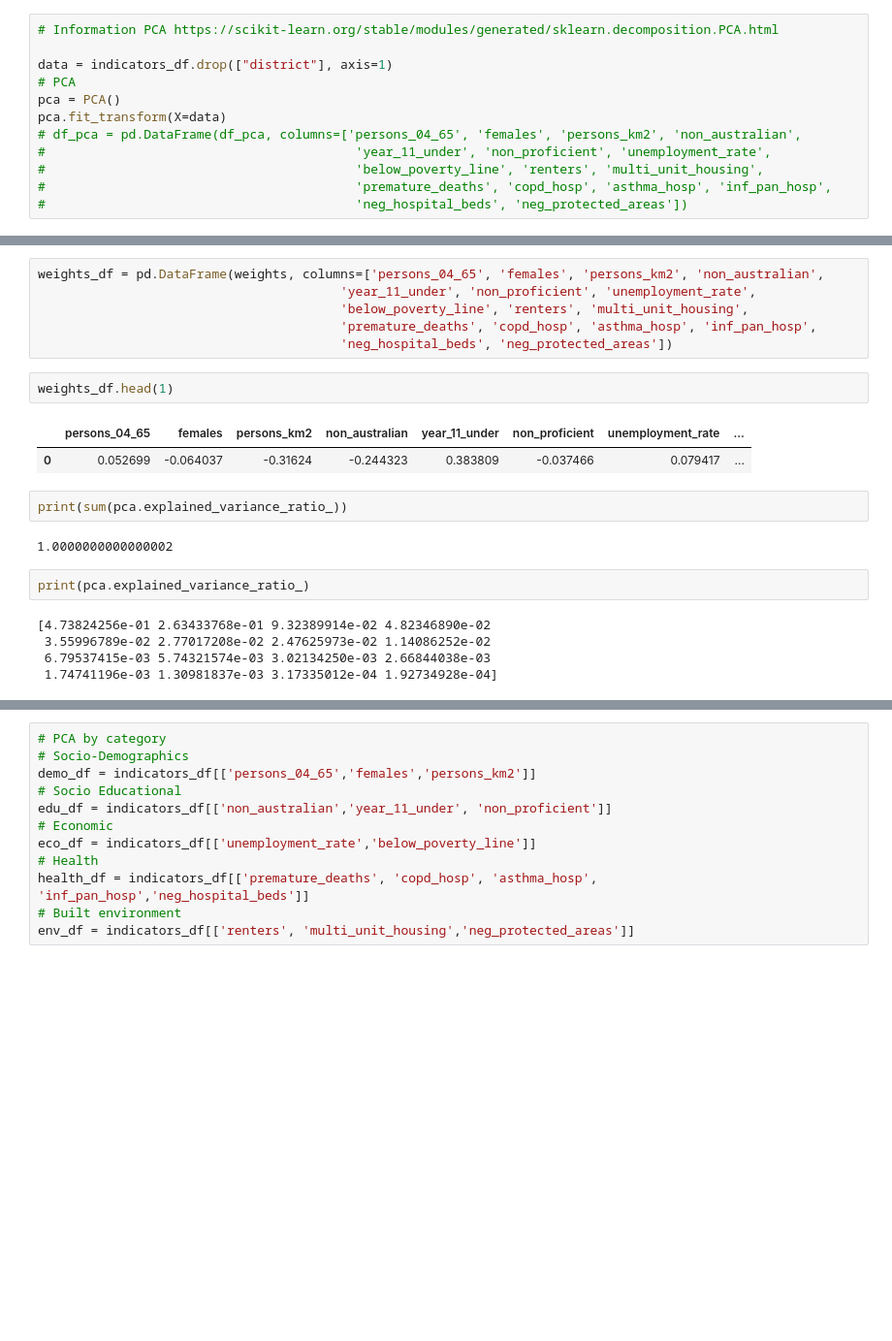
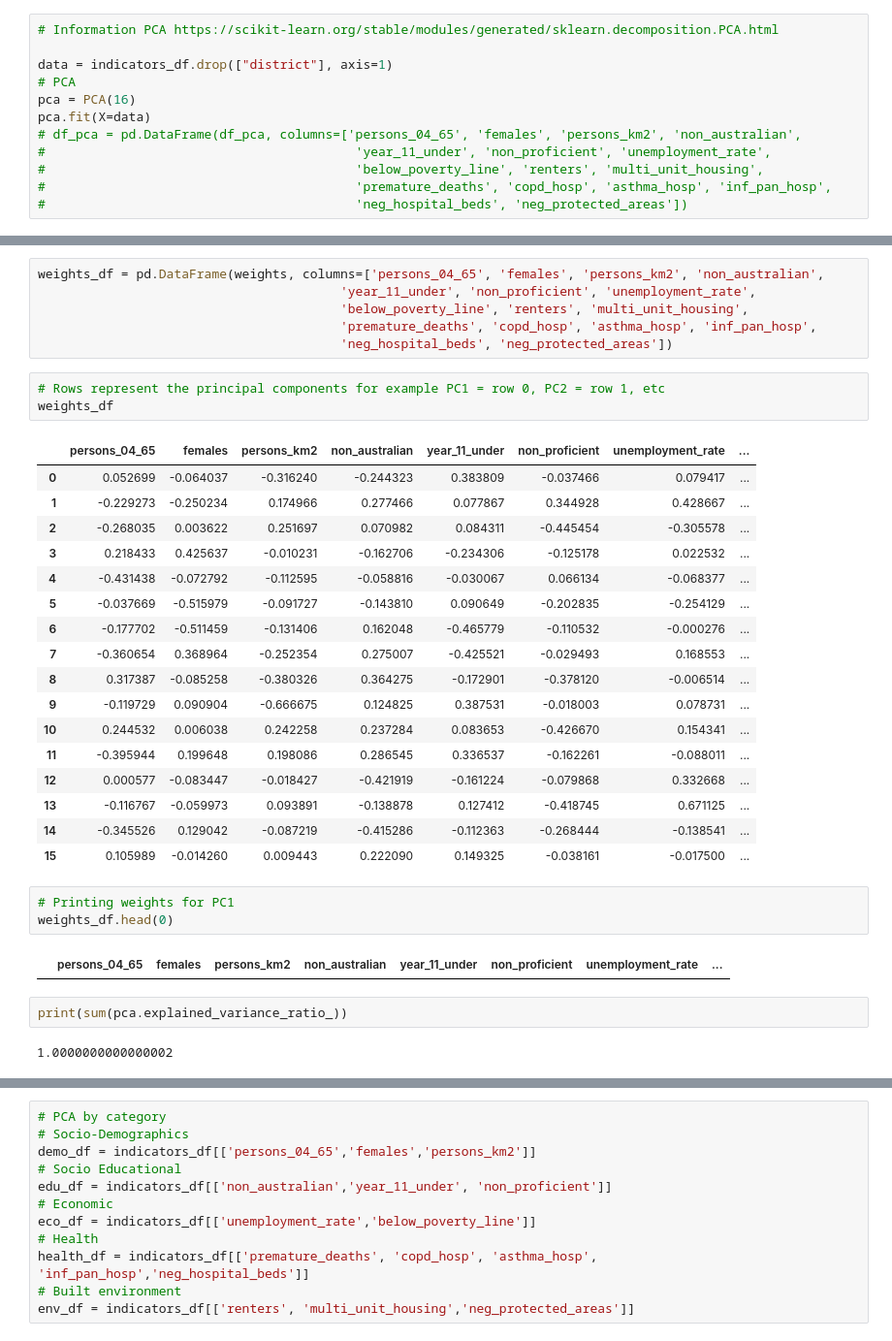
Before and after one commit to Davjes15/air_pollution_sydney, a Jupyter notebook: pca_weights.ipynb, the cells around one changed output, grey strips where cells are left out. Shown: that part at 97% size. Cells and saved outputs as stored; diff of their text form; blank space fills up the shorter version.

Commit message:
add ratio dataframes

```diff
--- a/pca_weights.ipynb
+++ b/pca_weights.ipynb
@@ -65,8 +65,8 @@ indicators_df.head()
 
 data = indicators_df.drop(["district"], axis=1)
 # PCA
-pca = PCA()
-pca.fit_transform(X=data)
+pca = PCA(16)
+pca.fit(X=data)
 # df_pca = pd.DataFrame(df_pca, columns=['persons_04_65', 'females', 'persons_km2', 'non_australian',
 #                                         'year_11_under', 'non_proficient', 'unemployment_rate',
 #                                         'below_poverty_line', 'renters', 'multi_unit_housing',
@@ -80,19 +82,33 @@ weights_df = pd.DataFrame(weights, columns=['persons_04_65', 'females', 'persons
                                         'below_poverty_line', 'renters', 'multi_unit_housing',
                                         'premature_deaths', 'copd_hosp', 'asthma_hosp', 'inf_pan_hosp',
                                         'neg_hospital_beds', 'neg_protected_areas'])
-# %%
-weights_df.head(1)
-# %% [output]
-|  | persons_04_65 | females | persons_km2 | non_australian | year_11_under | non_proficient | unemployment_rate | ... |
-| 0 | 0.052699 | -0.064037 | -0.31624 | -0.244323 | 0.383809 | -0.037466 | 0.079417 | ... |
+# %%
+# Rows represent the principal components for example PC1 = row 0, PC2 = row 1, etc
+weights_df
+# %% [output]
+|  | persons_04_65 | females | persons_km2 | non_australian | year_11_under | non_proficient | unemployment_rate | ... |
+| 0 | 0.052699 | -0.064037 | -0.316240 | -0.244323 | 0.383809 | -0.037466 | 0.079417 | ... |
+| 1 | -0.229273 | -0.250234 | 0.174966 | 0.277466 | 0.077867 | 0.344928 | 0.428667 | ... |
+| 2 | -0.268035 | 0.003622 | 0.251697 | 0.070982 | 0.084311 | -0.445454 | -0.305578 | ... |
+| 3 | 0.218433 | 0.425637 | -0.010231 | -0.162706 | -0.234306 | -0.125178 | 0.022532 | ... |
+| 4 | -0.431438 | -0.072792 | -0.112595 | -0.058816 | -0.030067 | 0.066134 | -0.068377 | ... |
+| 5 | -0.037669 | -0.515979 | -0.091727 | -0.143810 | 0.090649 | -0.202835 | -0.254129 | ... |
+| 6 | -0.177702 | -0.511459 | -0.131406 | 0.162048 | -0.465779 | -0.110532 | -0.000276 | ... |
+| 7 | -0.360654 | 0.368964 | -0.252354 | 0.275007 | -0.425521 | -0.029493 | 0.168553 | ... |
+| 8 | 0.317387 | -0.085258 | -0.380326 | 0.364275 | -0.172901 | -0.378120 | -0.006514 | ... |
+| 9 | -0.119729 | 0.090904 | -0.666675 | 0.124825 | 0.387531 | -0.018003 | 0.078731 | ... |
+| 10 | 0.244532 | 0.006038 | 0.242258 | 0.237284 | 0.083653 | -0.426670 | 0.154341 | ... |
+| 11 | -0.395944 | 0.199648 | 0.198086 | 0.286545 | 0.336537 | -0.162261 | -0.088011 | ... |
+| 12 | 0.000577 | -0.083447 | -0.018427 | -0.421919 | -0.161224 | -0.079868 | 0.332668 | ... |
+| 13 | -0.116767 | -0.059973 | 0.093891 | -0.138878 | 0.127412 | -0.418745 | 0.671125 | ... |
+| 14 | -0.345526 | 0.129042 | -0.087219 | -0.415286 | -0.112363 | -0.268444 | -0.138541 | ... |
+| 15 | 0.105989 | -0.014260 | 0.009443 | 0.222090 | 0.149325 | -0.038161 | -0.017500 | ... |
+# %%
+# Printing weights for PC1
+weights_df.head(0)
+# %% [output]
+|  | persons_04_65 | females | persons_km2 | non_australian | year_11_under | non_proficient | unemployment_rate | ... |
 # %%
 print(sum(pca.explained_variance_ratio_))
 # %% [output]
 1.0000000000000002
-# %%
-print(pca.explained_variance_ratio_)
-# %% [output]
-[4.73824256e-01 2.63433768e-01 9.32389914e-02 4.82346890e-02
- 3.55996789e-02 2.77017208e-02 2.47625973e-02 1.14086252e-02
- 6.79537415e-03 5.74321574e-03 3.02134250e-03 2.66844038e-03
- 1.74741196e-03 1.30981837e-03 3.17335012e-04 1.92734928e-04]
```
Also changed, not shown: parts of 10 cells of this notebook.
